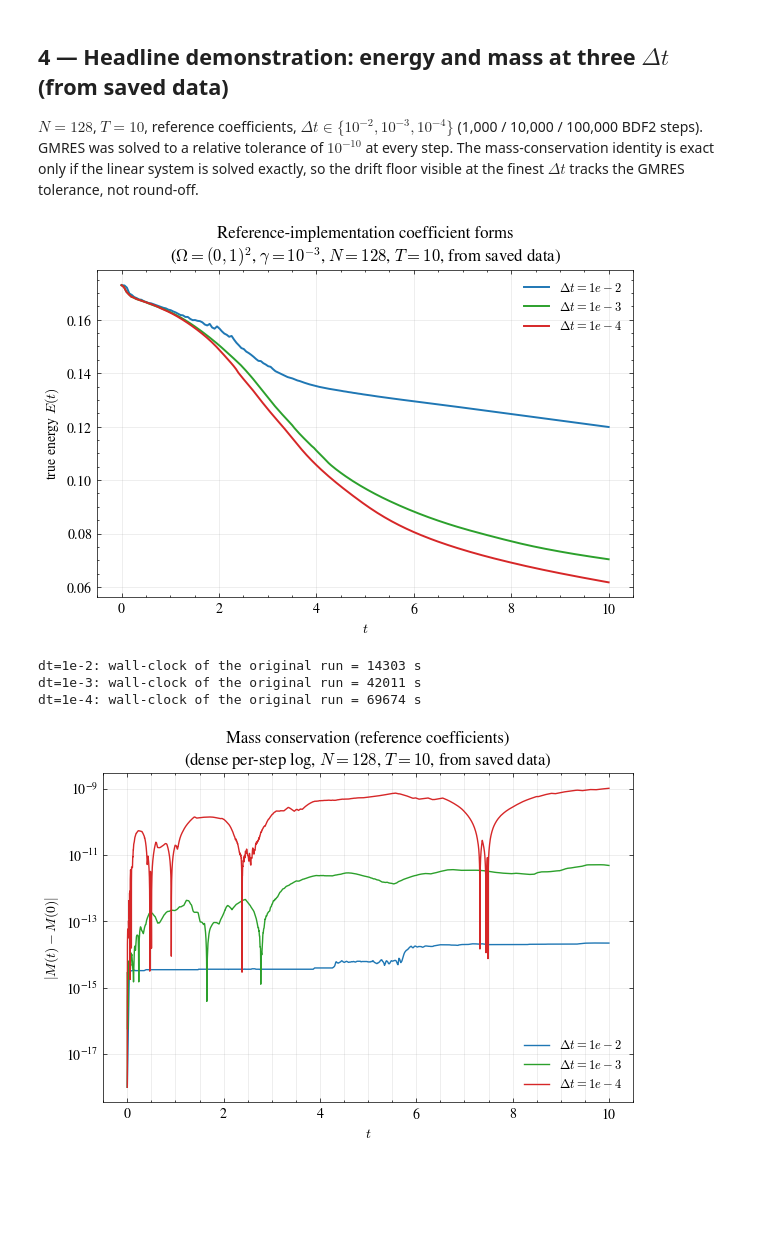
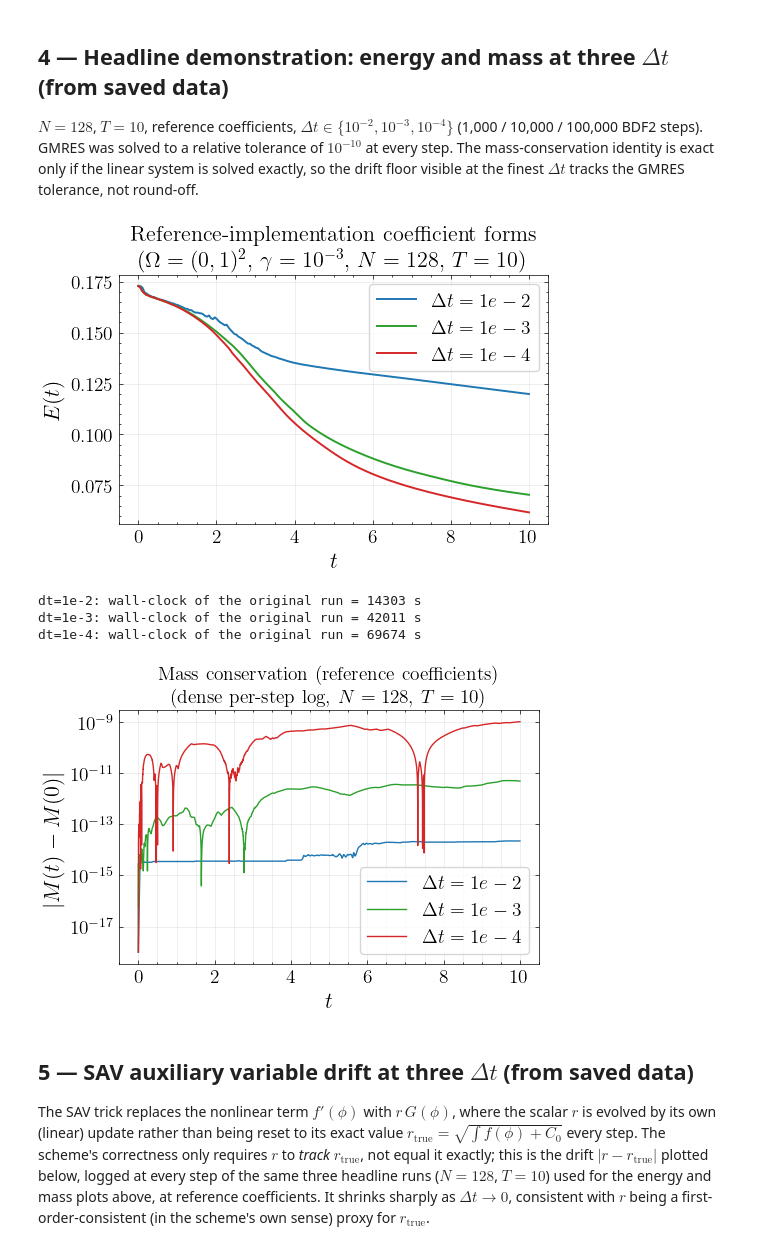
Before and after one commit to RiteshBhola/chq-sav-scheme, a Jupyter notebook: notebooks/other_figures_demo.ipynb, the cells around one changed output. Cells and saved outputs as stored; diff of their text form; code cells hidden in the pictures; blank space fills up the shorter version.

```diff
--- a/notebooks/other_figures_demo.ipynb
+++ b/notebooks/other_figures_demo.ipynb
@@ -18,13 +18,28 @@ sys.path.insert(0, os.path.abspath(os.path.join("..", "chq_sav")))
 
 import numpy as np
 import matplotlib.pyplot as plt
-plt.style.use(['science', 'no-latex'])
+plt.style.use(['science'])
 import chq_sav as sav
 import chq_nonlinear as nl
 from chqpy_coef import chqpy_coefficients
 from mms import make_mms
 
 data_dir = os.path.join("..", "data")
+
+plt.rcParams.update({
+    "text.usetex": True,
+    "text.latex.preamble": r"""
+        \usepackage{amsmath}
+        \usepackage{amssymb}
+        \usepackage{type1cm}
+    """,
+    "font.size": 18,
+    "axes.titlesize": 16,
+    "axes.labelsize": 16,
+    "xtick.labelsize": 14,
+    "ytick.labelsize": 14,
+    "legend.fontsize": 14,
+})
 # %% [markdown]
 ## 1 — Discrete energy identity $(\star)$ residual (live)
 
@@ -54,14 +69,17 @@ for label, g, phi0, q0, color in cases:
     steps = [r["step"] for r in res.log]
     star = [max(r["star_rel"], 1e-17) for r in res.log]
     clampf = max(r["clamp_frac"] for r in res.log)
-    ax.semilogy(steps, star, ".", ms=4, color=color,
-                label=f"{label}\n(max clamp frac {clampf:.2f})")
+    # ax.semilogy(steps, star, ".", ms=4, color=color,
+                # label=f"{label}\n(max clamp frac {clampf:.2f})")
+    ax.semilogy(steps, star, ".", ms=6, color=color,
+                label=f"{label}")
 ax.axhline(1e-13, color="grey", ls=":", lw=1)
 ax.set_xlabel("step $n$")
 ax.set_ylabel(r"relative $(\star)$ residual")
 ax.set_title("Discrete energy identity $(\\star)$, every step\n(reference coefficients, dense solve)")
-ax.legend(fontsize=8, loc="upper right")
+ax.legend(loc=(0.475,0.02),frameon=True,handletextpad=0.05,fontsize=12)
 ax.grid(True, which="both", alpha=0.3)
 plt.tight_layout()
+plt.savefig("./Figs/fig_chqpy_W3_star_residual.pdf")
 plt.show()
 # %% [output]
@@ -154,36 +192,42 @@ DTS = [("1e-2", "dt0.01", "#1f77b4"),
        ("1e-3", "dt0.001", "#2ca02c"),
        ("1e-4", "dt0.0001", "#d62728")]
 
-fig, ax = plt.subplots(figsize=(6.2, 4.4))
+fig, ax = plt.subplots(figsize=(5.5, 4))
 for label, tag, color in DTS:
     d = np.load(os.path.join(data_dir, f"headline_energy_{tag}.npz"))
     ax.plot(d["t"], d["E"], "-", lw=1.4, color=color, label=rf"$\Delta t={label}$")
 ax.set_xlabel(r"$t$")
-ax.set_ylabel(r"true energy $E(t)$")
-ax.set_title("Reference-implementation coefficient forms\n($\\Omega=(0,1)^2$, $\\gamma=10^{-3}$, $N=128$, $T=10$, from saved data)")
-ax.legend(fontsize=9)
+ax.set_ylabel(r" $E(t) $")
+ax.set_title("Reference-implementation coefficient forms\n($\\Omega=(0,1)^2$, $\\gamma=10^{-3}$, $N=128$, $T=10$)")
+ax.legend(fontsize=14,frameon=True)
 ax.grid(alpha=0.3)
 plt.tight_layout()
+plt.savefig("./Figs/fig_chqpy_W3_energy_dt.pdf")
 plt.show()
 # %% [output]
-[figure, old version]
+[figure, new version]
 # %%
-fig, ax = plt.subplots(figsize=(6.2, 4.4))
+fig, ax = plt.subplots(figsize=(5.5, 4))
 for label, tag, color in DTS:
     d = np.load(os.path.join(data_dir, f"headline_mass_{tag}.npz"))
     t, mass, M0 = d["t"], d["mass"], float(d["M0"])
     err = np.maximum(np.abs(mass - M0), 1e-18)
     ax.semilogy(t, err, "-", lw=1.0, color=color, label=rf"$\Delta t={label}$")
     print(f"dt={label}: wall-clock of the original run = {float(d['wall']):.0f} s")
 ax.set_xlabel(r"$t$")
 ax.set_ylabel(r"$|M(t)-M(0)|$")
-ax.set_title("Mass conservation (reference coefficients)\n(dense per-step log, $N=128$, $T=10$, from saved data)", fontsize=12)
-ax.legend(fontsize=9)
+ax.set_title("Mass conservation (reference coefficients)\n(dense per-step log, $N=128$, $T=10$)", fontsize=14)
+ax.legend(fontsize=14,frameon=True)
 ax.grid(alpha=0.3, which="both")
 plt.tight_layout()
+plt.savefig("./Figs/fig_chqpy_W3_mass_dt.pdf")
 plt.show()
 # %% [output]
 dt=1e-2: wall-clock of the original run = 14303 s
 dt=1e-3: wall-clock of the original run = 42011 s
 dt=1e-4: wall-clock of the original run = 69674 s
-[figure, old version]
+[figure, new version]
+# %% [markdown]
+## 5 — SAV auxiliary variable drift at three $\Delta t$ (from saved data)
+
+The SAV trick replaces the nonlinear term $f'(\phi)$ with $r\,G(\phi)$, where the scalar $r$ is evolved by its own (linear) update rather than being reset to its exact value $r_\mathrm{true}=\sqrt{\int f(\phi)+C_0}$ every step. The scheme's correctness only requires $r$ to *track* $r_\mathrm{true}$, not equal it exactly; this is the drift $|r-r_\mathrm{true}|$ plotted below, logged at every step of the same three headline runs ($N=128$, $T=10$) used for the energy and mass plots above, at reference coefficients. It shrinks sharply as $\Delta t\to0$, consistent with $r$ being a first-order-consistent (in the scheme's own sense) proxy for $r_\mathrm{true}$.
```
Also changed, not shown: parts of 6 cells of this notebook, 6 other files.
